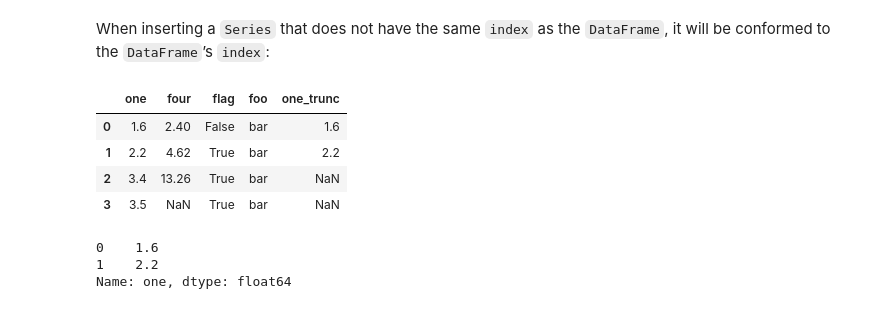
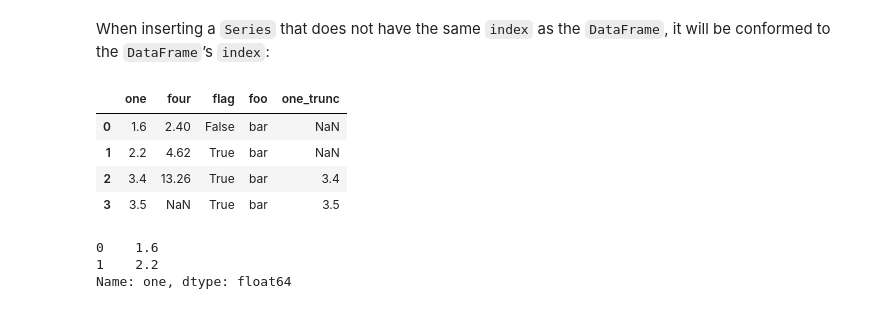
Before and after one commit to f-guitart/datamining, a Jupyter notebook: sessions/02_pandas_data_structures.ipynb, the cells around one changed output. Saved outputs shown, nothing was run; the diff lists cells and outputs as text; code cells hidden in the pictures.

```diff
--- a/sessions/02_pandas_data_structures.ipynb
+++ b/sessions/02_pandas_data_structures.ipynb
@@ -1172,14 +1207,14 @@ df
 # %% [markdown]
 When inserting a `Series` that does not have the same `index` as the `DataFrame`, it will be conformed to the `DataFrame`’s `index`:
 # %%
-df['one_trunc'] = df['one'][:2]
+df['one_trunc'] = df['one'][2:]
 df
 # %% [output]
 |  | one | four | flag | foo | one_trunc |
-| 0 | 1.6 | 2.40 | False | bar | 1.6 |
-| 1 | 2.2 | 4.62 | True | bar | 2.2 |
-| 2 | 3.4 | 13.26 | True | bar | NaN |
-| 3 | 3.5 | NaN | True | bar | NaN |
+| 0 | 1.6 | 2.40 | False | bar | NaN |
+| 1 | 2.2 | 4.62 | True | bar | NaN |
+| 2 | 3.4 | 13.26 | True | bar | 3.4 |
+| 3 | 3.5 | NaN | True | bar | 3.5 |
 # %%
 df['one'][:2]
 # %% [output]
```
Also changed, not shown: parts of 30 cells of this notebook, 1 other file.
